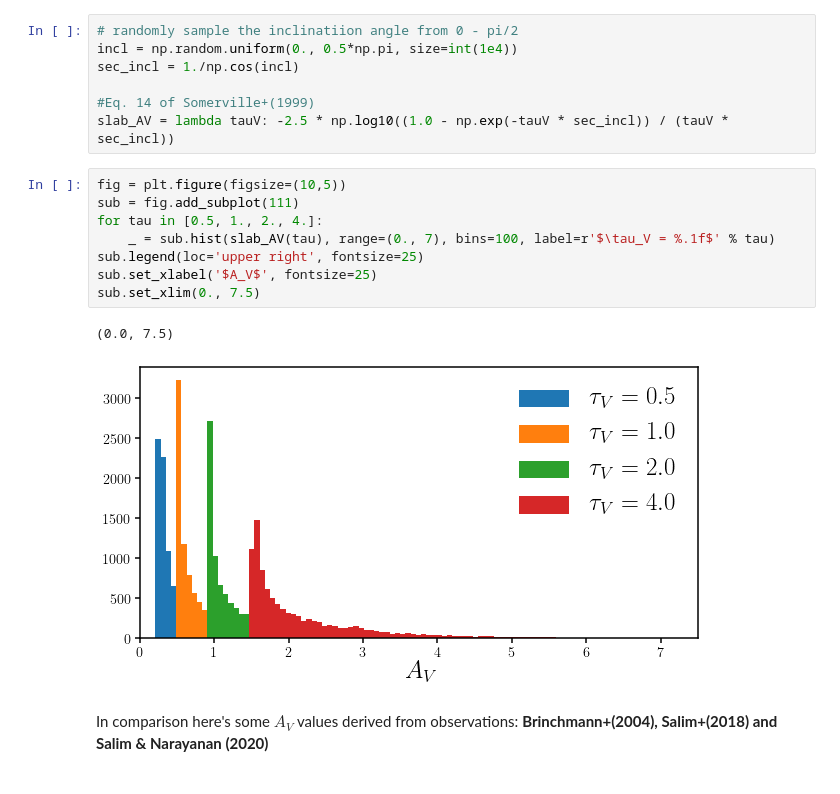
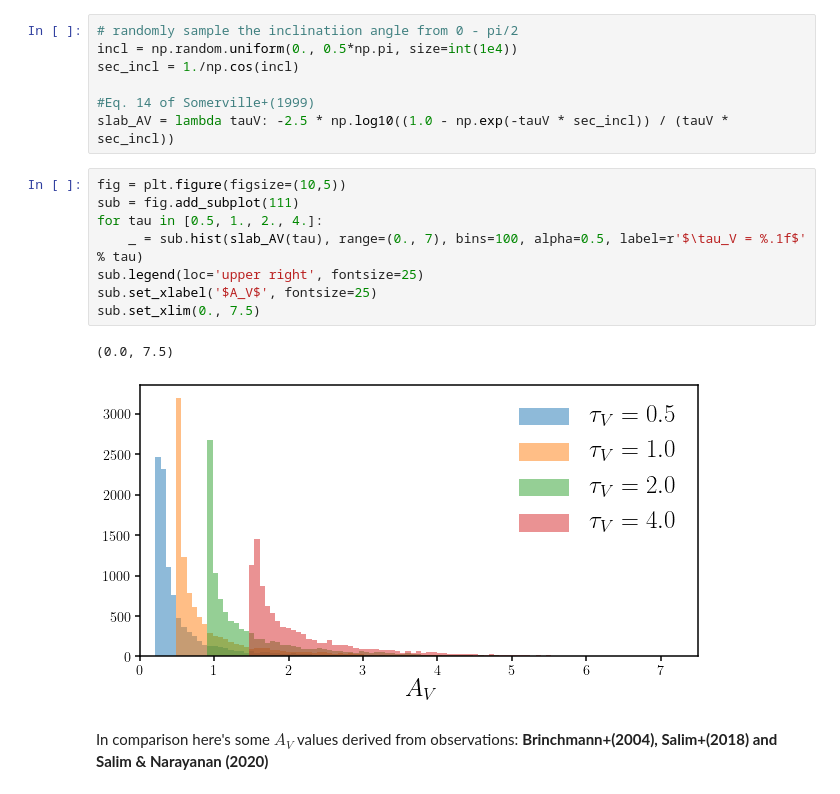
Before and after one commit to IQcollaboratory/galpopFM, a Jupyter notebook: nb/slab_model_replace.ipynb, the cells around one changed output. Saved outputs shown, nothing was run; the diff lists cells and outputs as text.

Commit message:
`nb/slab_model_replace.ipynb`: - explored truncated normal distribution as replacement for the slab model
`galpopfm/dustfm.py`
- implemented truncated normal Av sampling in `DEM_tnorm_nol_msfr`

```diff
--- a/nb/slab_model_replace.ipynb
+++ b/nb/slab_model_replace.ipynb
@@ -26,14 +26,14 @@ slab_AV = lambda tauV: -2.5 * np.log10((1.0 - np.exp(-tauV * sec_incl)) / (tauV
 # %%
 fig = plt.figure(figsize=(10,5))
 sub = fig.add_subplot(111)
 for tau in [0.5, 1., 2., 4.]:
-    _ = sub.hist(slab_AV(tau), range=(0., 7), bins=100, label=r'$\tau_V = %.1f$' % tau)
+    _ = sub.hist(slab_AV(tau), range=(0., 7), bins=100, alpha=0.5, label=r'$\tau_V = %.1f$' % tau)
 sub.legend(loc='upper right', fontsize=25)
 sub.set_xlabel('$A_V$', fontsize=25)
 sub.set_xlim(0., 7.5)
 # %% [output]
 (0.0, 7.5)
-[figure, old version]
+[figure, new version]
 # %% [markdown]
 In comparison here's some $A_V$ values derived from observations: **Brinchmann+(2004), Salim+(2018) and Salim & Narayanan (2020)**
 # %%
```
Also changed, not shown: parts of 5 cells of this notebook, 1 other file.
